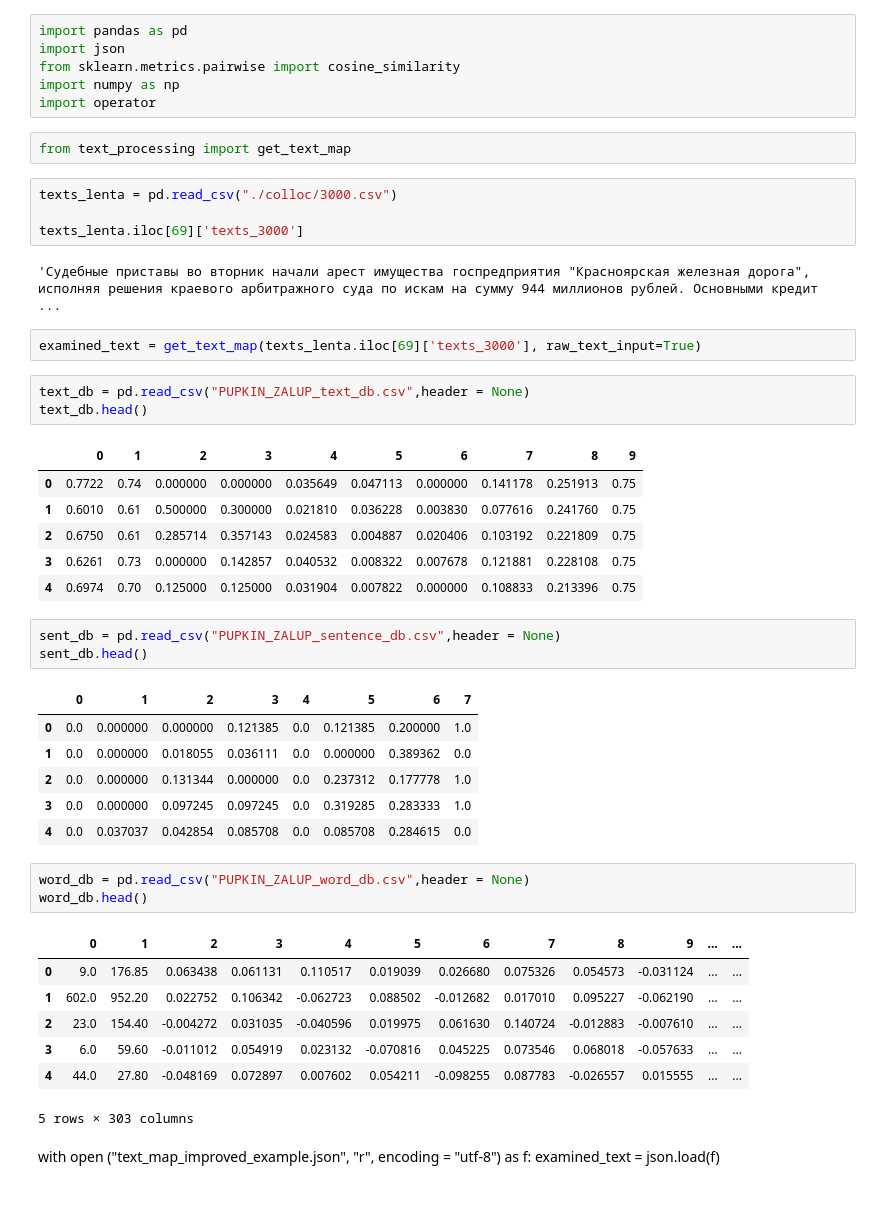
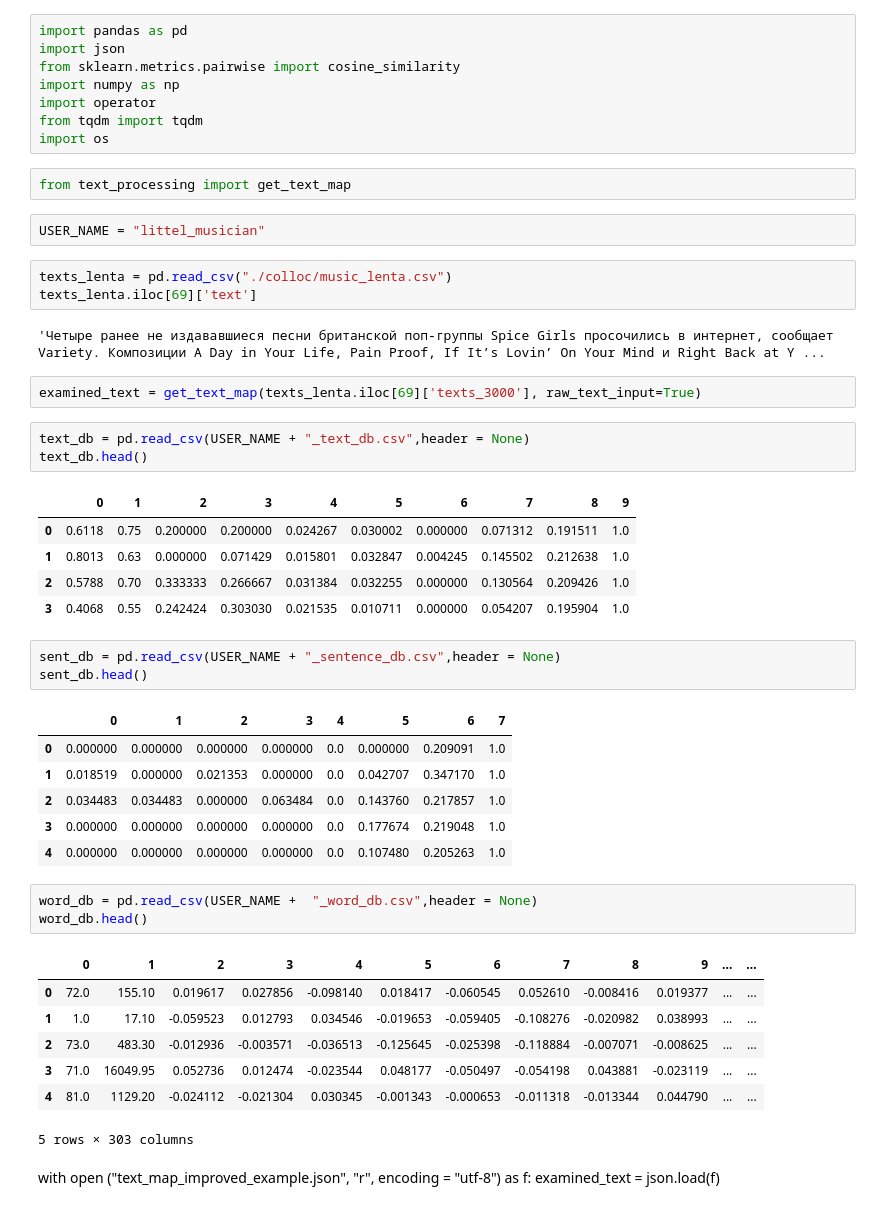
Before and after one commit to bbkjunior/Autotutor, a Jupyter notebook: improved_approach/get_similarity_map.ipynb, the cells around one changed output. Cells and saved outputs as stored; diff of their text form.

Commit message:
music similarity

```diff
--- a/improved_approach/get_similarity_map.ipynb
+++ b/improved_approach/get_similarity_map.ipynb
@@ -4,46 +4,48 @@ import json
 from sklearn.metrics.pairwise import cosine_similarity
 import numpy as np
 import operator
+from tqdm import tqdm
+import os
 # %%
 from text_processing import get_text_map
+# %%
+USER_NAME = "littel_musician"
 # %%
-texts_lenta = pd.read_csv("./colloc/3000.csv")
-
-texts_lenta.iloc[69]['texts_3000']
+texts_lenta = pd.read_csv("./colloc/music_lenta.csv")
+texts_lenta.iloc[69]['text']
 # %% [output]
-'Судебные приставы во вторник начали арест имущества госпредприятия "Красноярская железная дорога", исполняя решения краевого арбитражного суда по искам на сумму 944 миллионов рублей. Основными кредит ...
+'Четыре ранее не издававшиеся песни британской поп-группы Spice Girls просочились в интернет, сообщает Variety. Композиции A Day in Your Life, Pain Proof, If It’s Lovin’ On Your Mind и Right Back at Y ...
 # %%
 examined_text = get_text_map(texts_lenta.iloc[69]['texts_3000'], raw_text_input=True)
 # %%
-text_db = pd.read_csv("PUPKIN_ZALUP_text_db.csv",header = None)
+text_db = pd.read_csv(USER_NAME + "_text_db.csv",header = None)
 text_db.head()
 # %% [output]
 |  | 0 | 1 | 2 | 3 | 4 | 5 | 6 | 7 | 8 | 9 |
-| 0 | 0.7722 | 0.74 | 0.000000 | 0.000000 | 0.035649 | 0.047113 | 0.000000 | 0.141178 | 0.251913 | 0.75 |
-| 1 | 0.6010 | 0.61 | 0.500000 | 0.300000 | 0.021810 | 0.036228 | 0.003830 | 0.077616 | 0.241760 | 0.75 |
-| 2 | 0.6750 | 0.61 | 0.285714 | 0.357143 | 0.024583 | 0.004887 | 0.020406 | 0.103192 | 0.221809 | 0.75 |
-| 3 | 0.6261 | 0.73 | 0.000000 | 0.142857 | 0.040532 | 0.008322 | 0.007678 | 0.121881 | 0.228108 | 0.75 |
-| 4 | 0.6974 | 0.70 | 0.125000 | 0.125000 | 0.031904 | 0.007822 | 0.000000 | 0.108833 | 0.213396 | 0.75 |
+| 0 | 0.6118 | 0.75 | 0.200000 | 0.200000 | 0.024267 | 0.030002 | 0.000000 | 0.071312 | 0.191511 | 1.0 |
+| 1 | 0.8013 | 0.63 | 0.000000 | 0.071429 | 0.015801 | 0.032847 | 0.004245 | 0.145502 | 0.212638 | 1.0 |
+| 2 | 0.5788 | 0.70 | 0.333333 | 0.266667 | 0.031384 | 0.032255 | 0.000000 | 0.130564 | 0.209426 | 1.0 |
+| 3 | 0.4068 | 0.55 | 0.242424 | 0.303030 | 0.021535 | 0.010711 | 0.000000 | 0.054207 | 0.195904 | 1.0 |
 # %%
-sent_db = pd.read_csv("PUPKIN_ZALUP_sentence_db.csv",header = None)
+sent_db = pd.read_csv(USER_NAME + "_sentence_db.csv",header = None)
 sent_db.head()
 # %% [output]
 |  | 0 | 1 | 2 | 3 | 4 | 5 | 6 | 7 |
-| 0 | 0.0 | 0.000000 | 0.000000 | 0.121385 | 0.0 | 0.121385 | 0.200000 | 1.0 |
-| 1 | 0.0 | 0.000000 | 0.018055 | 0.036111 | 0.0 | 0.000000 | 0.389362 | 0.0 |
-| 2 | 0.0 | 0.000000 | 0.131344 | 0.000000 | 0.0 | 0.237312 | 0.177778 | 1.0 |
-| 3 | 0.0 | 0.000000 | 0.097245 | 0.097245 | 0.0 | 0.319285 | 0.283333 | 1.0 |
-| 4 | 0.0 | 0.037037 | 0.042854 | 0.085708 | 0.0 | 0.085708 | 0.284615 | 0.0 |
+| 0 | 0.000000 | 0.000000 | 0.000000 | 0.000000 | 0.0 | 0.000000 | 0.209091 | 1.0 |
+| 1 | 0.018519 | 0.000000 | 0.021353 | 0.000000 | 0.0 | 0.042707 | 0.347170 | 1.0 |
+| 2 | 0.034483 | 0.034483 | 0.000000 | 0.063484 | 0.0 | 0.143760 | 0.217857 | 1.0 |
+| 3 | 0.000000 | 0.000000 | 0.000000 | 0.000000 | 0.0 | 0.177674 | 0.219048 | 1.0 |
+| 4 | 0.000000 | 0.000000 | 0.000000 | 0.000000 | 0.0 | 0.107480 | 0.205263 | 1.0 |
 # %%
-word_db = pd.read_csv("PUPKIN_ZALUP_word_db.csv",header = None)
+word_db = pd.read_csv(USER_NAME +  "_word_db.csv",header = None)
 word_db.head()
 # %% [output]
 |  | 0 | 1 | 2 | 3 | 4 | 5 | 6 | 7 | 8 | 9 | ... | ... |
-| 0 | 9.0 | 176.85 | 0.063438 | 0.061131 | 0.110517 | 0.019039 | 0.026680 | 0.075326 | 0.054573 | -0.031124 | ... | ... |
-| 1 | 602.0 | 952.20 | 0.022752 | 0.106342 | -0.062723 | 0.088502 | -0.012682 | 0.017010 | 0.095227 | -0.062190 | ... | ... |
-| 2 | 23.0 | 154.40 | -0.004272 | 0.031035 | -0.040596 | 0.019975 | 0.061630 | 0.140724 | -0.012883 | -0.007610 | ... | ... |
-| 3 | 6.0 | 59.60 | -0.011012 | 0.054919 | 0.023132 | -0.070816 | 0.045225 | 0.073546 | 0.068018 | -0.057633 | ... | ... |
-| 4 | 44.0 | 27.80 | -0.048169 | 0.072897 | 0.007602 | 0.054211 | -0.098255 | 0.087783 | -0.026557 | 0.015555 | ... | ... |
+| 0 | 72.0 | 155.10 | 0.019617 | 0.027856 | -0.098140 | 0.018417 | -0.060545 | 0.052610 | -0.008416 | 0.019377 | ... | ... |
+| 1 | 1.0 | 17.10 | -0.059523 | 0.012793 | 0.034546 | -0.019653 | -0.059405 | -0.108276 | -0.020982 | 0.038993 | ... | ... |
+| 2 | 73.0 | 483.30 | -0.012936 | -0.003571 | -0.036513 | -0.125645 | -0.025398 | -0.118884 | -0.007071 | -0.008625 | ... | ... |
+| 3 | 71.0 | 16049.95 | 0.052736 | 0.012474 | -0.023544 | 0.048177 | -0.050497 | -0.054198 | 0.043881 | -0.023119 | ... | ... |
+| 4 | 81.0 | 1129.20 | -0.024112 | -0.021304 | 0.030345 | -0.001343 | -0.000653 | -0.011318 | -0.013344 | 0.044790 | ... | ... |
 5 rows × 303 columns
 # %% [markdown]
 with open ("text_map_improved_example.json", "r", encoding = "utf-8") as f:
```
Also changed, not shown: parts of 7 cells of this notebook, 52 other files.
